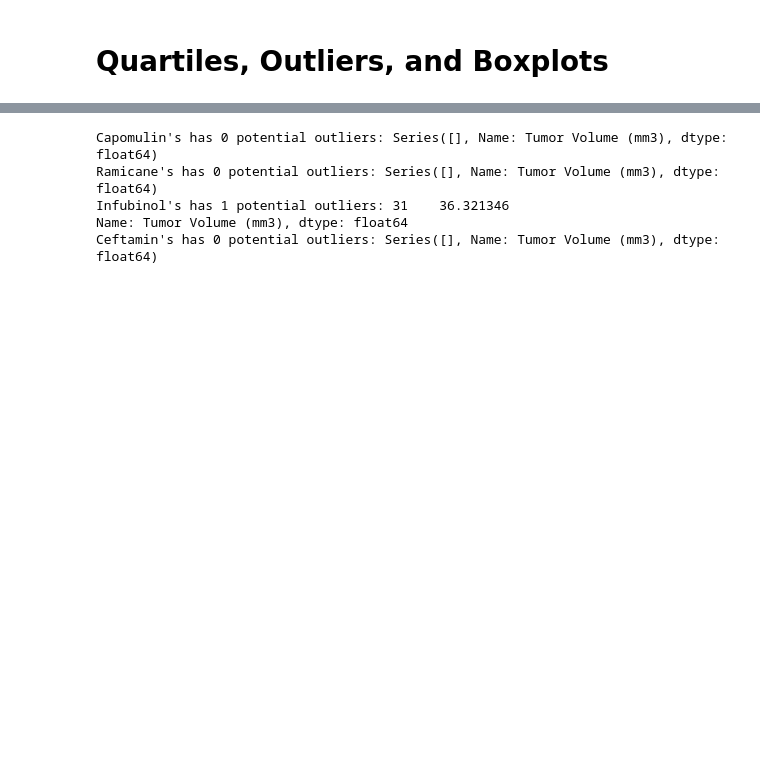
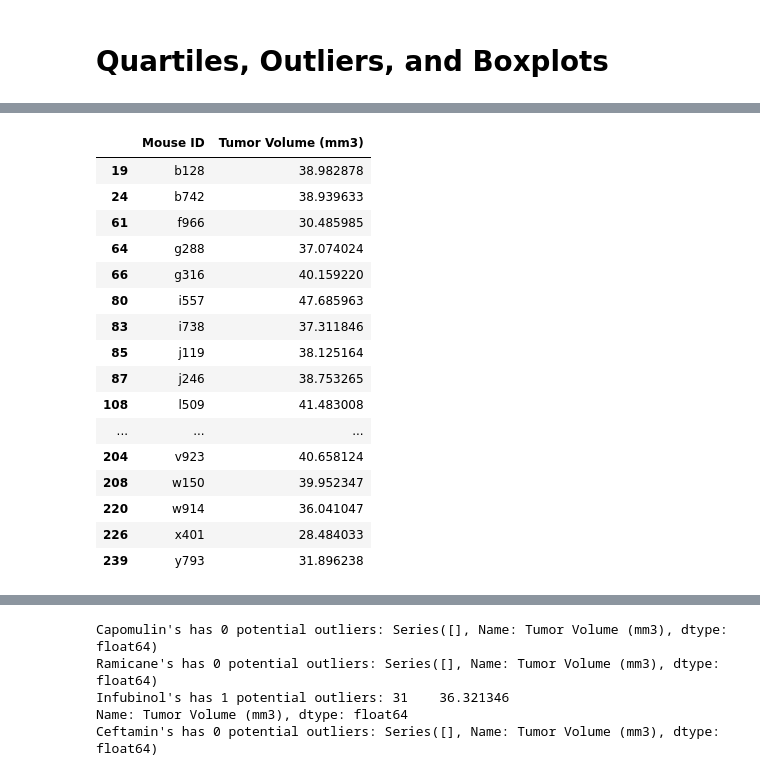
Before and after one commit to speersma/pymaceuticals-challenge, a Jupyter notebook: Pymaceuticals/pymaceuticals_analysis.ipynb, the cells around one changed output, grey strips where cells are left out. Drawn from its saved outputs; the diff is of its cells as text; code cells hidden in the pictures; blank space fills up the shorter version.

```diff
--- a/Pymaceuticals/pymaceuticals_analysis.ipynb
+++ b/Pymaceuticals/pymaceuticals_analysis.ipynb
@@ -387,3 +375,23 @@ Name: Timepoint, Length: 248, dtype: int64
 | 2 | a262 | 45 | 70.717621 | 4 | Placebo | Female | 17 | ... |
 | 3 | a275 | 45 | 62.999356 | 3 | Ceftamin | Female | 20 | ... |
 | 4 | a366 | 30 | 63.440686 | 1 | Stelasyn | Female | 16 | ... |
+# %%
+merged_max_timpoint_df.loc[merged_max_timpoint_df['Drug Regimen']=='Capomulin'][['Mouse ID','Tumor Volume (mm3)']]
+# %% [output]
+|  | Mouse ID | Tumor Volume (mm3) |
+| 19 | b128 | 38.982878 |
+| 24 | b742 | 38.939633 |
+| 61 | f966 | 30.485985 |
+| 64 | g288 | 37.074024 |
+| 66 | g316 | 40.159220 |
+| 80 | i557 | 47.685963 |
+| 83 | i738 | 37.311846 |
+| 85 | j119 | 38.125164 |
+| 87 | j246 | 38.753265 |
+| 108 | l509 | 41.483008 |
+| ... | ... | ... |
+| 204 | v923 | 40.658124 |
+| 208 | w150 | 39.952347 |
+| 220 | w914 | 36.041047 |
+| 226 | x401 | 28.484033 |
+| 239 | y793 | 31.896238 |
```
Also changed, not shown: parts of 4 cells of this notebook.
